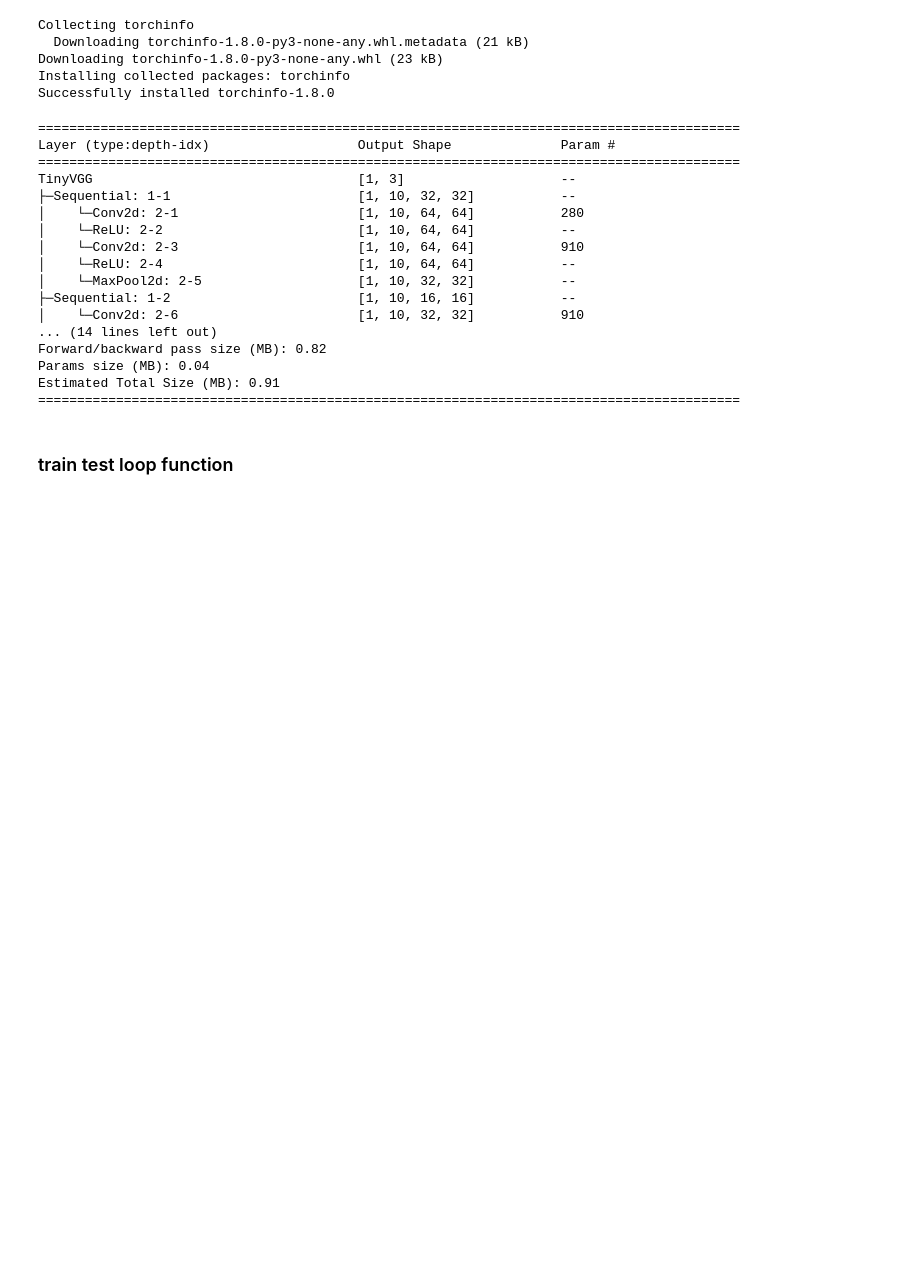
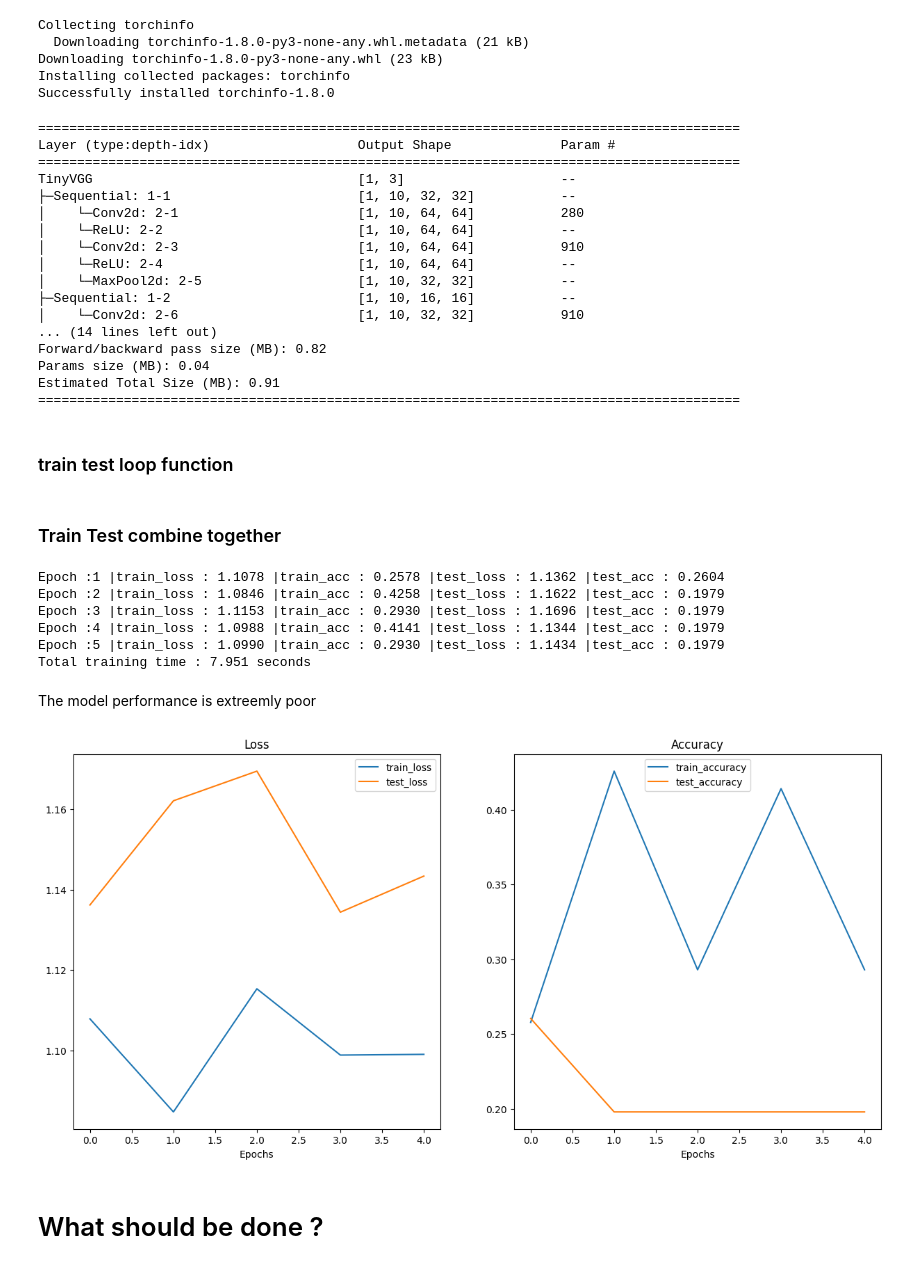
Before and after one commit to gerryfrank10/RL, a Jupyter notebook: custom_dataset_pizza.ipynb, the cells around one changed output. Drawn from its saved outputs; the diff is of its cells as text; code cells hidden in the pictures; blank space fills up the shorter version.

Commit message:
Final Update of model

```diff
--- a/custom_dataset_pizza.ipynb
+++ b/custom_dataset_pizza.ipynb
@@ -509,0 +578,2 @@ Estimated Total Size (MB): 0.91
+# %% [markdown]
+### Train Test combine together
@@ -509,0 +610,65 @@ Estimated Total Size (MB): 0.91
+# %%
+# Running the model
+torch.manual_seed(42)
+
+NUM_EPOCHS = 5
+#Model definition
+model_0 = TinyVGG(input_shape=3,
+                  hidden_units=10,
+                  output_shape=len(train_data.classes)).to(device)
+loss_fn = nn.CrossEntropyLoss()
+optimizer = torch.optim.Adam(params=model_0.parameters(), lr=0.001)
+
+from timeit import default_timer as timer
+start_time = timer()
+
+model_0_results = train(
+    model=model_0,
+    train_dataloader=train_dataloader_simple,
+    test_dataloader=test_dataloader_simple,
+    optimizer=optimizer,
+    loss_fn=loss_fn,
+    epochs=NUM_EPOCHS
+)
+end_time = timer()
+print(f'Total training time : {end_time-start_time:.3f} seconds')
+# %% [output]
+Epoch :1 |train_loss : 1.1078 |train_acc : 0.2578 |test_loss : 1.1362 |test_acc : 0.2604
+Epoch :2 |train_loss : 1.0846 |train_acc : 0.4258 |test_loss : 1.1622 |test_acc : 0.1979
+Epoch :3 |train_loss : 1.1153 |train_acc : 0.2930 |test_loss : 1.1696 |test_acc : 0.1979
+Epoch :4 |train_loss : 1.0988 |train_acc : 0.4141 |test_loss : 1.1344 |test_acc : 0.1979
+Epoch :5 |train_loss : 1.0990 |train_acc : 0.2930 |test_loss : 1.1434 |test_acc : 0.1979
+Total training time : 7.951 seconds
+# %% [markdown]
+The model performance is extreemly poor
+# %%
+# Plot loss curves
+def plot_loss_curves(results):
+  loss = results['train_loss']
+  test_loss = results['test_loss']
+  accuracy = results['train_acc']
+  test_accuracy = results['test_acc']
+  epochs = range(len(results['train_loss'])) # Get the number of epochs from 0 to 5
+
+  plt.figure(figsize=(15, 7))
+  # Plot loss
+  plt.subplot(1, 2, 1)
+  plt.plot(epochs, loss, label='train_loss')
+  plt.plot(epochs, test_loss, label='test_loss')
+  plt.title('Loss')
+  plt.xlabel('Epochs')
+  plt.legend()
+
+  # Plot accuracy()
+  plt.subplot(1, 2, 2)
+  plt.plot(epochs, accuracy, label='train_accuracy')
+  plt.plot(epochs, test_accuracy, label='test_accuracy')
+  plt.title('Accuracy')
+  plt.xlabel('Epochs')
+  plt.legend()
+# %%
+plot_loss_curves(model_0_results)
+# %% [output]
+[figure, added]
+# %% [markdown]
+# What should be done ?
```
Also changed, not shown: parts of 28 cells of this notebook.
